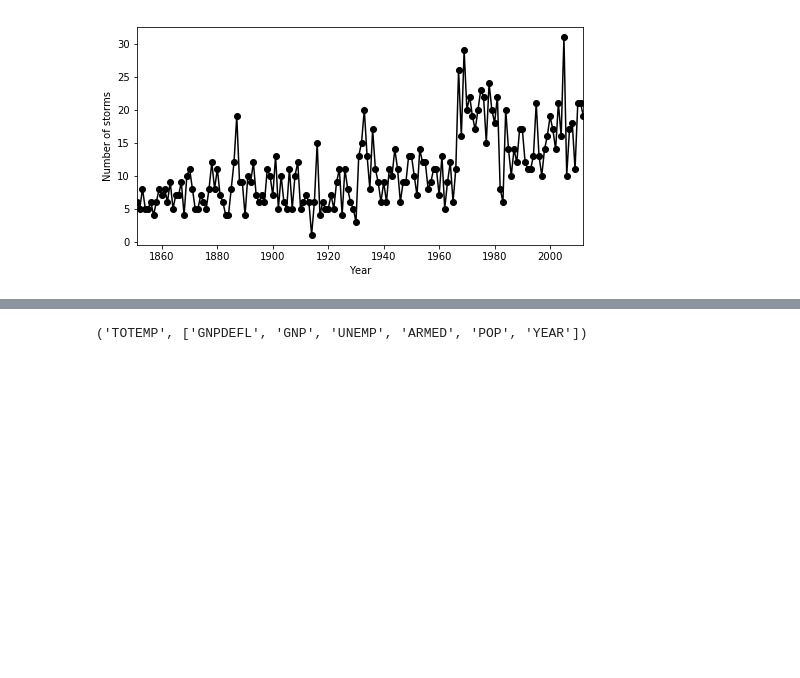
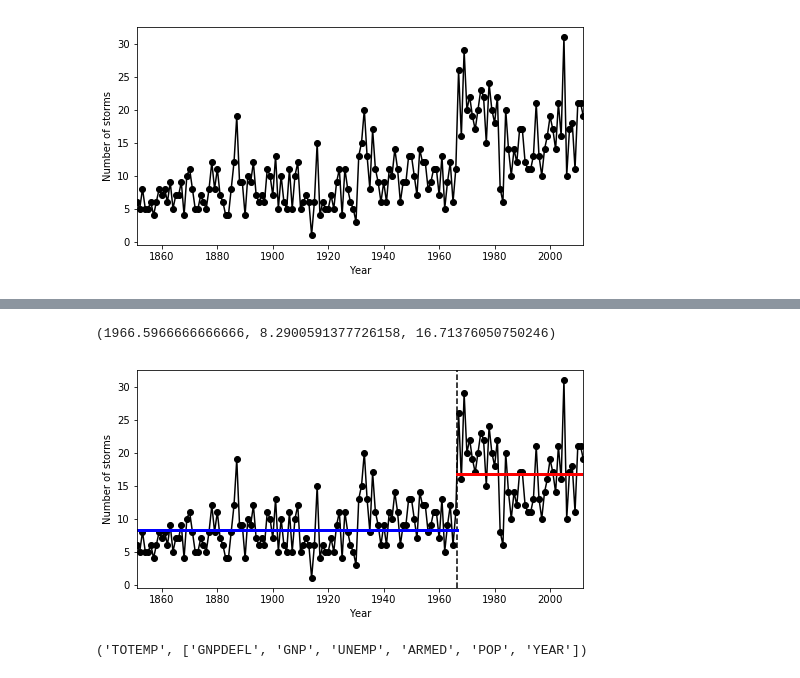
Before and after one commit to discocactus/IPython_DataScienceCookBook, a Jupyter notebook: IPythonDSCB_7.ipynb, the cells around one changed output, grey strips where cells are left out. Saved outputs shown, nothing was run; the diff lists cells and outputs as text; code cells hidden in the pictures; blank space fills up the shorter version.

```diff
--- a/IPythonDSCB_7.ipynb
+++ b/IPythonDSCB_7.ipynb
@@ -419,0 +420,18 @@ plt.xlabel("Late mean");
+# %%
+yp = y0 + mcmc.trace('switchpoint')[:].mean()
+em = mcmc.trace('early_mean')[:].mean()
+lm = mcmc.trace('late_mean')[:].mean()
+print((yp, em, lm))
+# %% [output]
+(1966.5966666666666, 8.2900591377726158, 16.71376050750246)
+# %%
+plt.figure(figsize=(8,4));
+plt.plot(years, arr, '-ok');
+plt.axvline(yp, color='k', ls='--');
+plt.plot([y0, yp], [em, em], '-b', lw=3);
+plt.plot([yp, y1], [lm, lm], '-r', lw=3);
+plt.xlim(y0, y1);
+plt.xlabel("Year");
+plt.ylabel("Number of storms");
+# %% [output]
+[figure, added]
```
Also changed, not shown: parts of 4 cells of this notebook.
